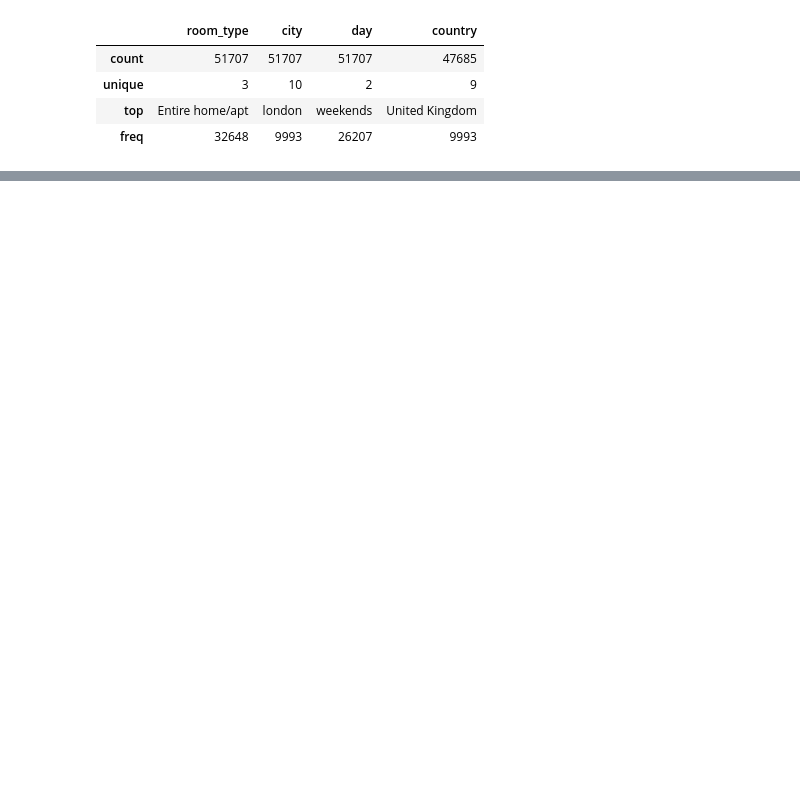
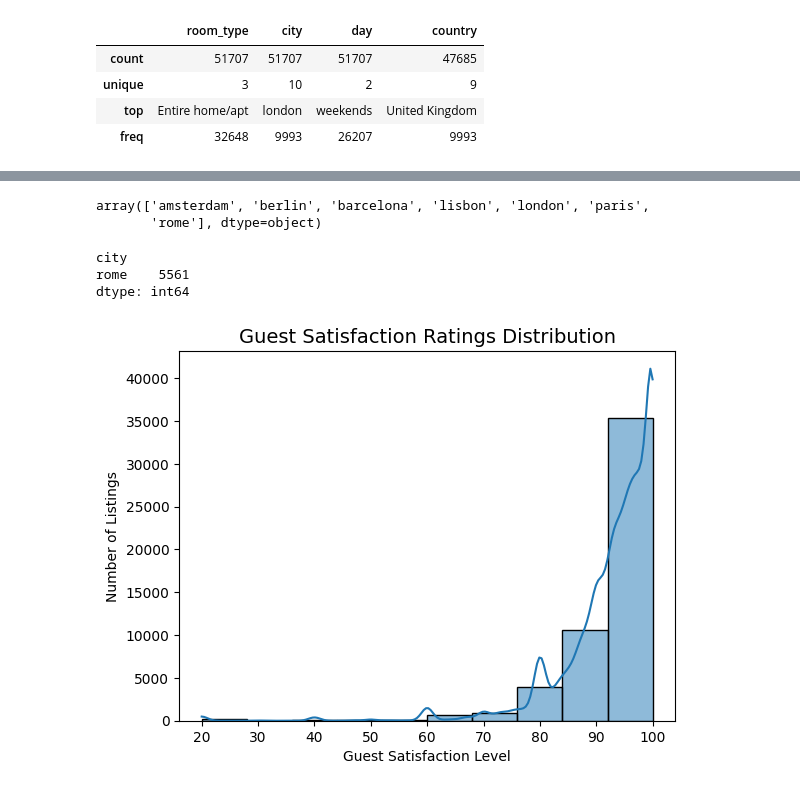
Before and after one commit to Tusar-A/ASDA_Group_2_week_4, a Jupyter notebook: notebooks/airbnb_notebook_tusar.ipynb, the cells around one changed output, grey strips where cells are left out. Cells and saved outputs as stored; diff of their text form; code cells hidden in the pictures; blank space fills up the shorter version.

```diff
--- a/notebooks/airbnb_notebook_tusar.ipynb
+++ b/notebooks/airbnb_notebook_tusar.ipynb
@@ -176,0 +229,27 @@ final_df.describe(include = 'object')
+# %%
+# Which cities have listings with more than four rooms?
+
+final_df[final_df['bedrooms']>4]['city'].unique()
+# %% [output]
+array(['amsterdam', 'berlin', 'barcelona', 'lisbon', 'london', 'paris',
+       'rome'], dtype=object)
+# %%
+# Which city has the most entire home/apt type listings?
+
+final_df[final_df['room_type'] == 'Entire home/apt'].groupby('city').size().sort_values(ascending=False)[:1]
+# %% [output]
+city
+rome    5561
+dtype: int64
+# %%
+# Are ratings typically high across listings, or is there a wide variation?
+# Plot the distribution of guest_satisfaction_overall ratings.
+
+sns.histplot(final_df['guest_satisfaction_overall'], bins=10, kde=True)
+
+plt.title("Guest Satisfaction Ratings Distribution", fontsize=14)
+plt.xlabel("Guest Satisfaction Level")
+plt.ylabel("Number of Listings")
+plt.show()
+# %% [output]
+[figure, added]
```
Also changed, not shown: parts of 9 cells of this notebook.
